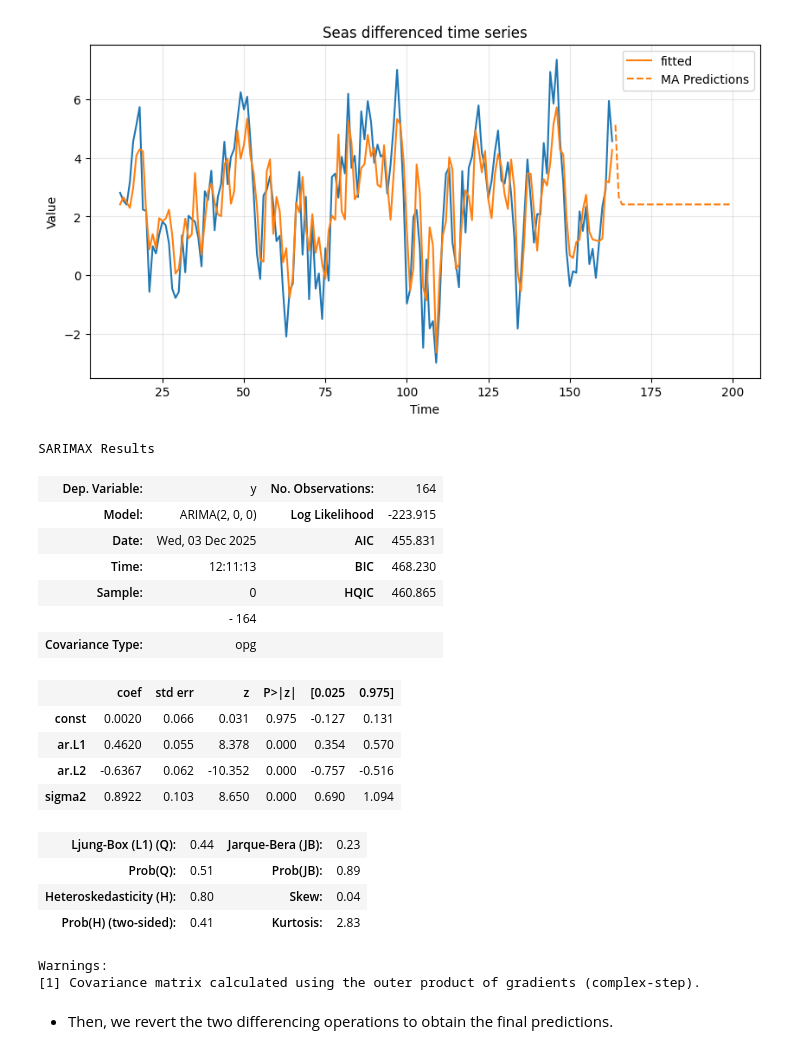
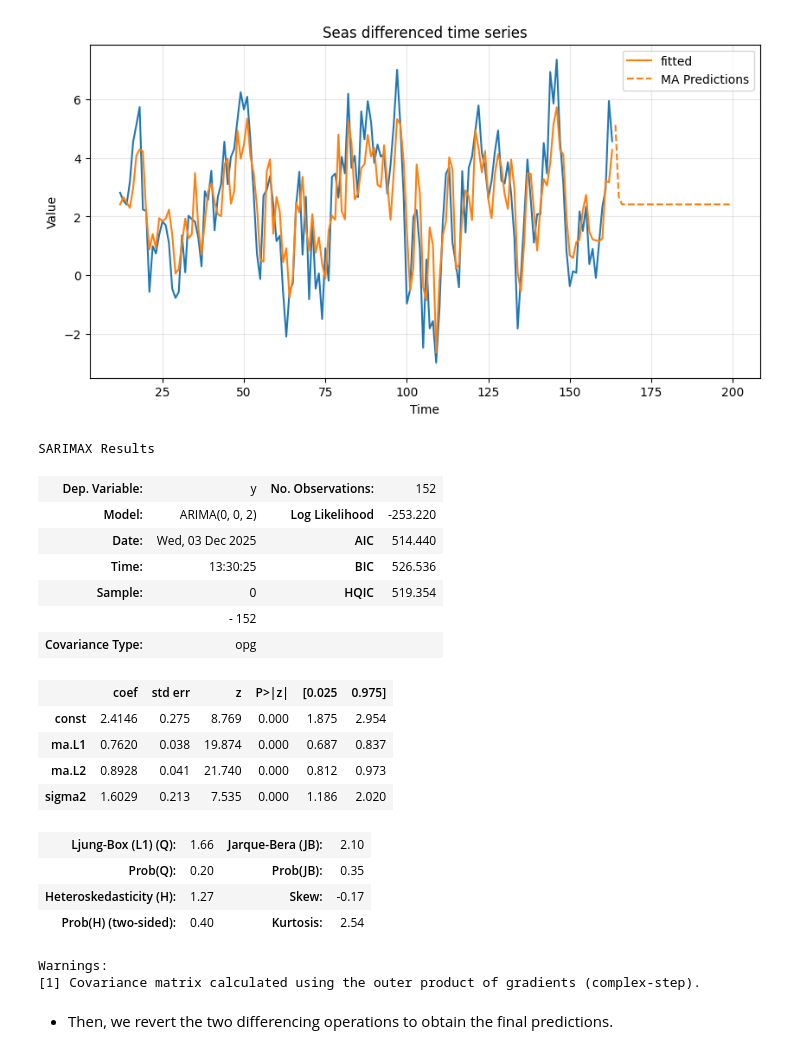
Before and after one commit to nsydn/ise043_tsaf, a Jupyter notebook: ise043_tsaf_2526f_4_ar_ma.ipynb, the cells around one changed output. Saved outputs shown, nothing was run; the diff lists cells and outputs as text; code cells hidden in the pictures.

```diff
--- a/ise043_tsaf_2526f_4_ar_ma.ipynb
+++ b/ise043_tsaf_2526f_4_ar_ma.ipynb
@@ -690,25 +690,25 @@ plt.legend();
 # %% [output]
 [figure]
 # %%
-model_AR_fit.summary()
+model_MA_fit.summary()
 # %% [output]
 SARIMAX Results
-| Dep. Variable: | y | No. Observations: | 164 |
-| Model: | ARIMA(2, 0, 0) | Log Likelihood | -223.915 |
-| Date: | Wed, 03 Dec 2025 | AIC | 455.831 |
-| Time: | 12:11:13 | BIC | 468.230 |
-| Sample: | 0 | HQIC | 460.865 |
-|  | - 164 |  |  |
+| Dep. Variable: | y | No. Observations: | 152 |
+| Model: | ARIMA(0, 0, 2) | Log Likelihood | -253.220 |
+| Date: | Wed, 03 Dec 2025 | AIC | 514.440 |
+| Time: | 13:30:25 | BIC | 526.536 |
+| Sample: | 0 | HQIC | 519.354 |
+|  | - 152 |  |  |
 | Covariance Type: | opg |  |  |
 |  | coef | std err | z | P>|z| | [0.025 | 0.975] |
-| const | 0.0020 | 0.066 | 0.031 | 0.975 | -0.127 | 0.131 |
-| ar.L1 | 0.4620 | 0.055 | 8.378 | 0.000 | 0.354 | 0.570 |
-| ar.L2 | -0.6367 | 0.062 | -10.352 | 0.000 | -0.757 | -0.516 |
-| sigma2 | 0.8922 | 0.103 | 8.650 | 0.000 | 0.690 | 1.094 |
+| const | 2.4146 | 0.275 | 8.769 | 0.000 | 1.875 | 2.954 |
+| ma.L1 | 0.7620 | 0.038 | 19.874 | 0.000 | 0.687 | 0.837 |
+| ma.L2 | 0.8928 | 0.041 | 21.740 | 0.000 | 0.812 | 0.973 |
+| sigma2 | 1.6029 | 0.213 | 7.535 | 0.000 | 1.186 | 2.020 |
-| Ljung-Box (L1) (Q): | 0.44 | Jarque-Bera (JB): | 0.23 |
-| Prob(Q): | 0.51 | Prob(JB): | 0.89 |
-| Heteroskedasticity (H): | 0.80 | Skew: | 0.04 |
-| Prob(H) (two-sided): | 0.41 | Kurtosis: | 2.83 |
+| Ljung-Box (L1) (Q): | 1.66 | Jarque-Bera (JB): | 2.10 |
+| Prob(Q): | 0.20 | Prob(JB): | 0.35 |
+| Heteroskedasticity (H): | 1.27 | Skew: | -0.17 |
+| Prob(H) (two-sided): | 0.40 | Kurtosis: | 2.54 |
 Warnings:
 [1] Covariance matrix calculated using the outer product of gradients (complex-step).
 # %% [markdown]
```
Also changed, not shown: parts of 3 cells of this notebook.
